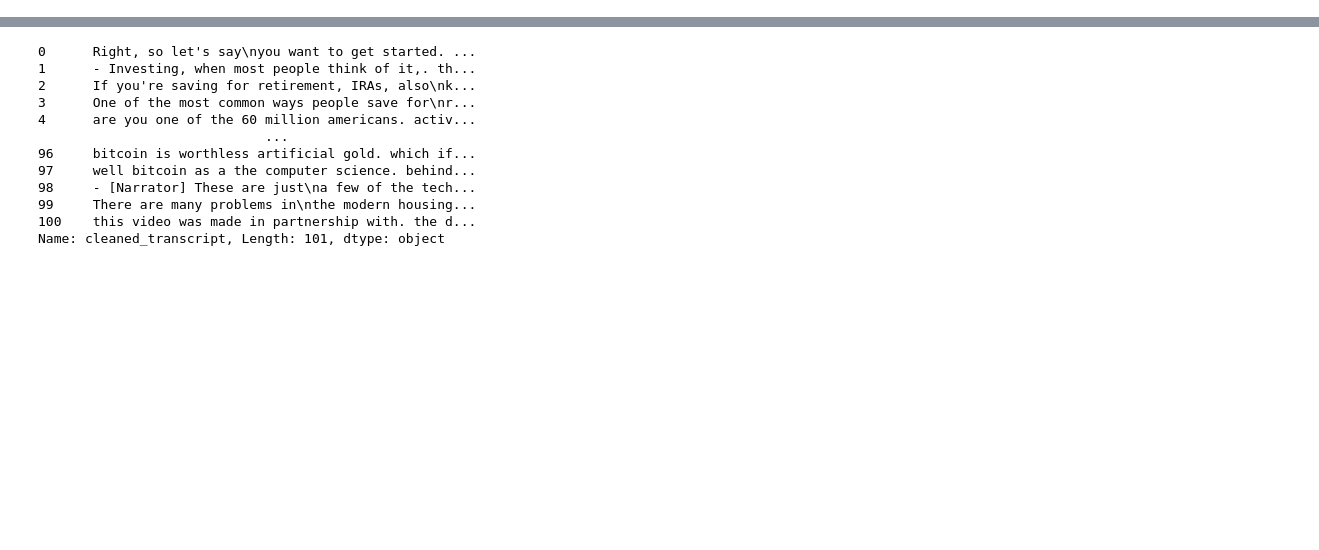
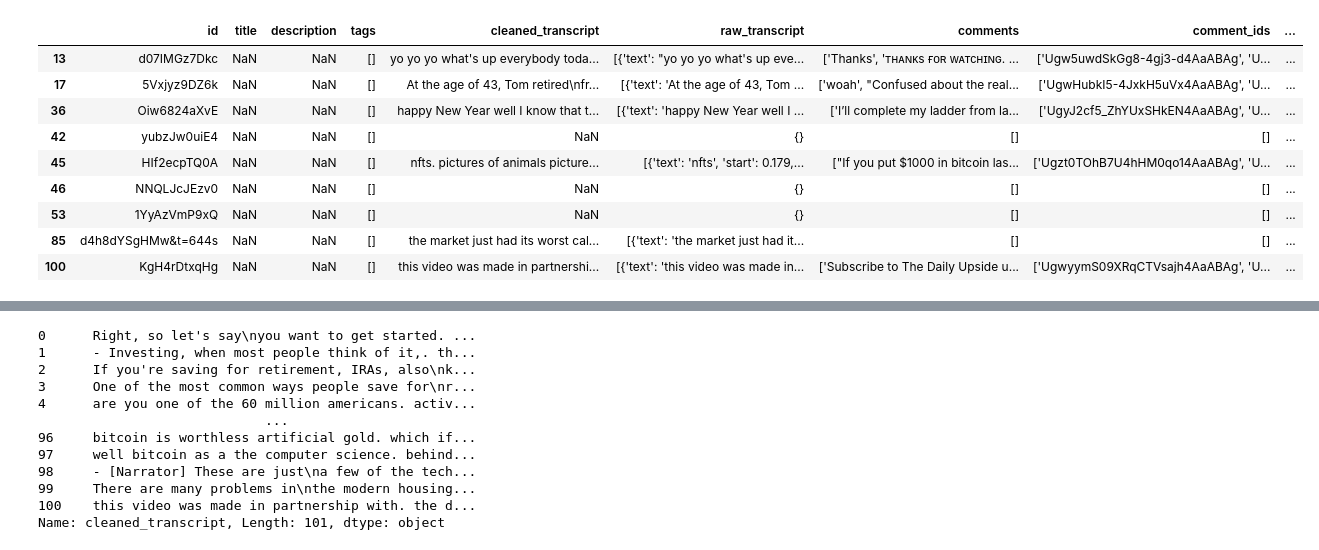
Before and after one commit to brianjhuang/CryptoWho, a Jupyter notebook: notebooks/gptPrompter.ipynb, the cells around one changed output, grey strips where cells are left out. Cells and saved outputs as stored; diff of their text form; code cells hidden in the pictures; blank space fills up the shorter version.

Commit message:
updated seed_videos

```diff
--- a/notebooks/gptPrompter.ipynb
+++ b/notebooks/gptPrompter.ipynb
@@ -12,6 +12,19 @@ from sklearn.feature_extraction.text import TfidfVectorizer
 import os
 # %%
 df = pd.read_csv('../data/seed/youtube/seed_videos_1.csv')
+# %%
+df[df['title'].isna()]
+# %% [output]
+|  | id | title | description | tags | cleaned_transcript | raw_transcript | comments | comment_ids | ... |
+| 13 | d07IMGz7Dkc | NaN | NaN | [] | yo yo yo what's up everybody toda... | [{'text': "yo yo yo what's up eve... | ['Thanks', 'ᴛʜᴀɴᴋs ғᴏʀ ᴡᴀᴛᴄʜɪɴɢ. ... | ['Ugw5uwdSkGg8-4gj3-d4AaABAg', 'U... | ... |
+| 17 | 5Vxjyz9DZ6k | NaN | NaN | [] | At the age of 43, Tom retired\nfr... | [{'text': 'At the age of 43, Tom ... | ['woah', "Confused about the real... | ['UgwHubkI5-4JxkH5uVx4AaABAg', 'U... | ... |
+| 36 | Oiw6824aXvE | NaN | NaN | [] | happy New Year well I know that t... | [{'text': 'happy New Year well I ... | ['I’ll complete my ladder from la... | ['UgyJ2cf5_ZhYUxSHkEN4AaABAg', 'U... | ... |
+| 42 | yubzJw0uiE4 | NaN | NaN | [] | NaN | {} | [] | [] | ... |
+| 45 | HIf2ecpTQ0A | NaN | NaN | [] | nfts. pictures of animals picture... | [{'text': 'nfts', 'start': 0.179,... | ["If you put $1000 in bitcoin las... | ['Ugzt0TOhB7U4hHM0qo14AaABAg', 'U... | ... |
+| 46 | NNQLJcJEzv0 | NaN | NaN | [] | NaN | {} | [] | [] | ... |
+| 53 | 1YyAzVmP9xQ | NaN | NaN | [] | NaN | {} | [] | [] | ... |
+| 85 | d4h8dYSgHMw&t=644s | NaN | NaN | [] | the market just had its worst cal... | [{'text': 'the market just had it... | [] | [] | ... |
+| 100 | KgH4rDtxqHg | NaN | NaN | [] | this video was made in partnershi... | [{'text': 'this video was made in... | ['Subscribe to The Daily Upside u... | ['UgwyymS09XRqCTVsajh4AaABAg', 'U... | ... |
 # %%
 df[df['cleaned_transcript'].isna()]
 # %% [output]
```
Also changed, not shown: parts of 1 cell of this notebook, 1 other file.
